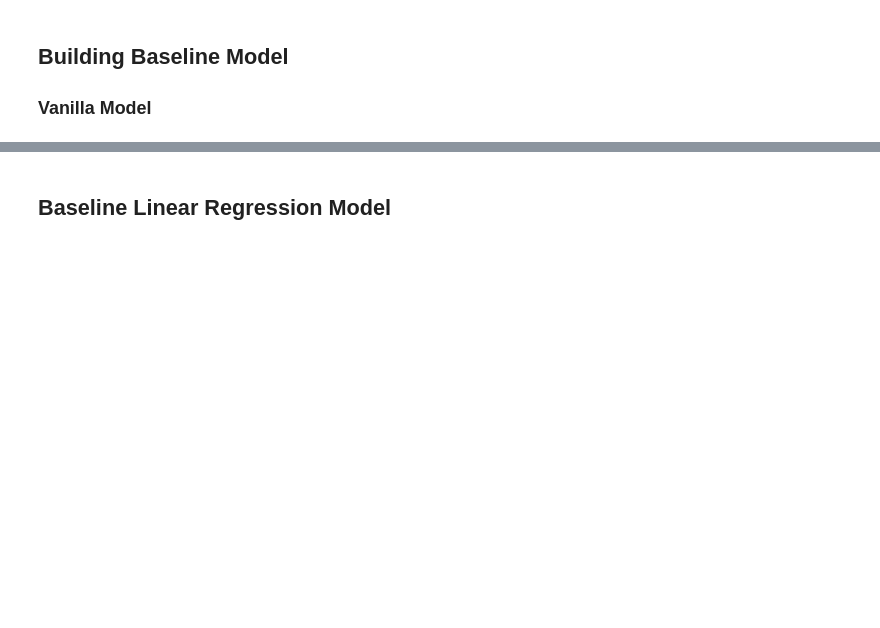
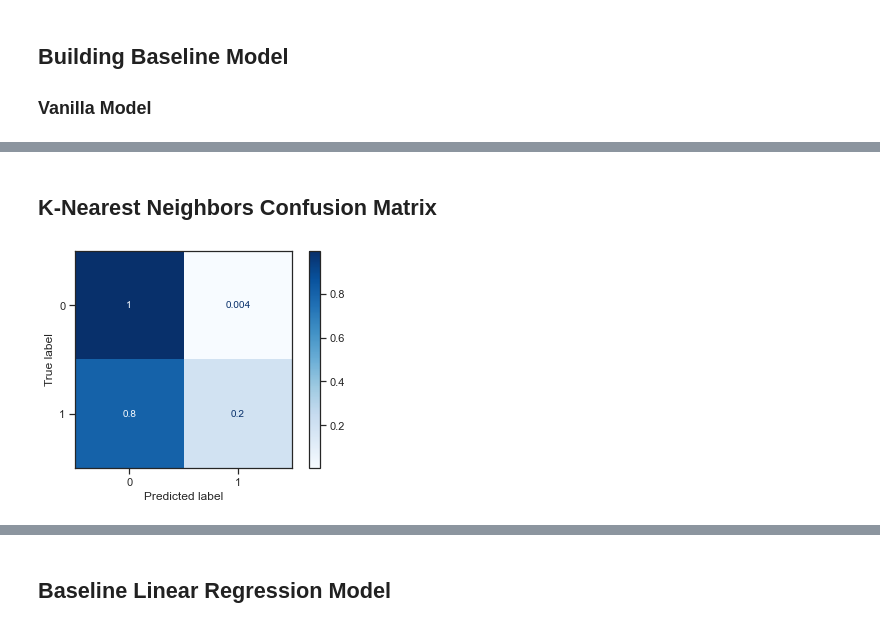
Before and after one commit to ldwilker10/predicting_diabetes_project, a Jupyter notebook: phase3_rough_draft/diabetes_2_rough_draft.ipynb, the cells around one changed output, grey strips where cells are left out. Saved outputs shown, nothing was run; the diff lists cells and outputs as text; code cells hidden in the pictures; blank space fills up the shorter version.

```diff
--- a/phase3_rough_draft/diabetes_2_rough_draft.ipynb
+++ b/phase3_rough_draft/diabetes_2_rough_draft.ipynb
@@ -515,0 +673,11 @@ print('*******************')
+# %% [markdown]
+## K-Nearest Neighbors Confusion Matrix
+# %%
+# Displaying a confusion matrix
+plot_confusion_matrix(knn, X_test_scaled, y_test,
+                     cmap=plt.cm.Blues, normalize = 'true')
+plt.grid(False)
+
+plt.show()
+# %% [output]
+[figure, added]
```
Also changed, not shown: parts of 19 cells of this notebook.
